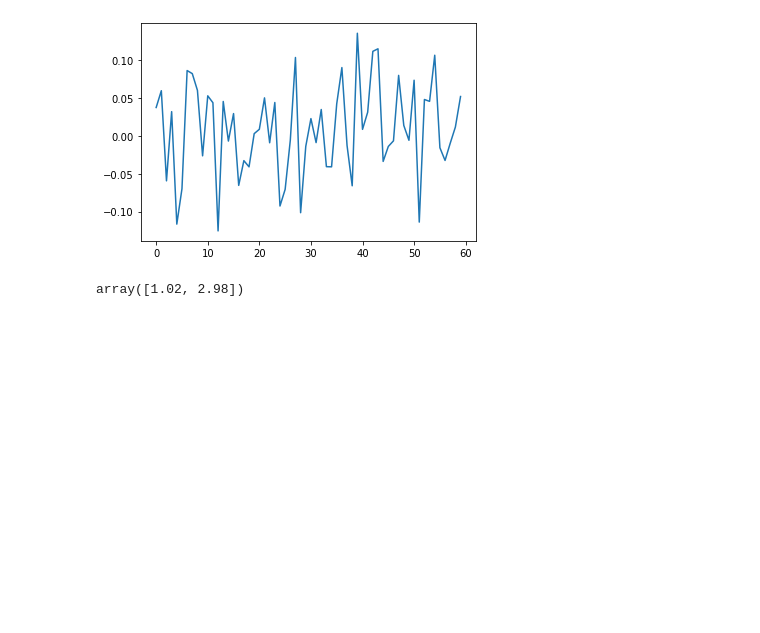
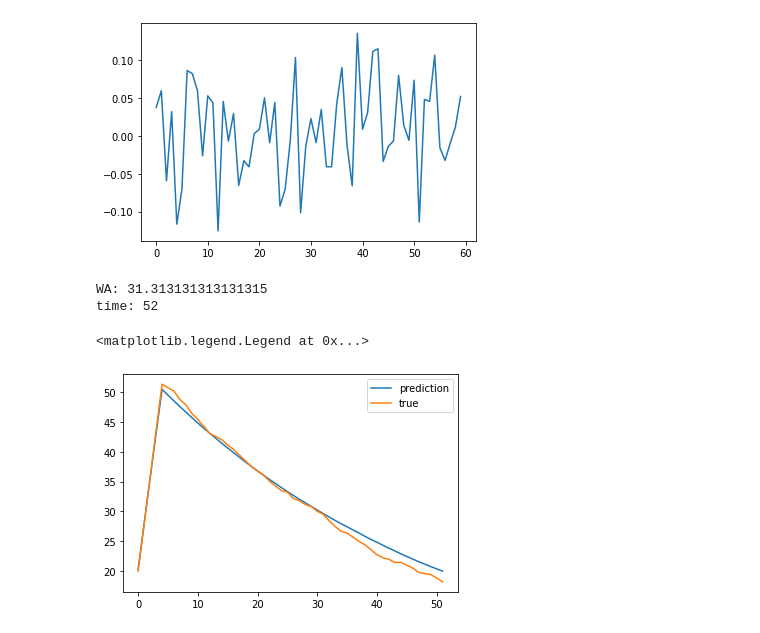
Before and after one commit to naiades-jsi/Carouge, a Jupyter notebook: notebooks/Flowerbed simulation.ipynb, the cells around one changed output. Saved outputs shown, nothing was run; the diff lists cells and outputs as text; code cells hidden in the pictures; blank space fills up the shorter version.

Commit message:
Prediction file creation

```diff
--- a/notebooks/Flowerbed simulation.ipynb
+++ b/notebooks/Flowerbed simulation.ipynb
@@ -218,5 +218,36 @@ plt.plot(errors)
 [<matplotlib.lines.Line2D at 0x...>]
 [figure]
 # %%
+Loss = lambda WA, time: 1*WA - 1*time
+
+current_dampness = 20
+estimated_th = 20
+
+WAs = np.linspace(0, 100, 100)
+Times = []
+Losses = []
+
+#Get the loss for all possible watering ammounts
+for i in WAs:
+    y_pred = model.predict(np.atleast_2d([i, current_dampness, T]))[0]
+    t = len(y_pred[y_pred>=estimated_th])
+    Times.append(t)
+    Losses.append(Loss(i, t))
+
+#choose the minimal loss
+idx = np.argmin(Losses)
+WA = WAs[idx]
+time = Times[idx]
+
+print("WA: " + str(WA))
+print("time: " + str(time))
+
+y_pred = model.predict(np.atleast_2d([WA, current_dampness, T]))
+plt.plot(y_pred[0][:time], label = 'prediction')
+plt.plot(SimulateSteps(WA, current_dampness, T)[:time], label = 'true')
+plt.legend()
 # %% [output]
-array([1.02, 2.98])
+WA: 31.313131313131315
+time: 52
+<matplotlib.legend.Legend at 0x...>
+[figure, added]
```
Also changed, not shown: parts of 5 cells of this notebook, 6 other files.
